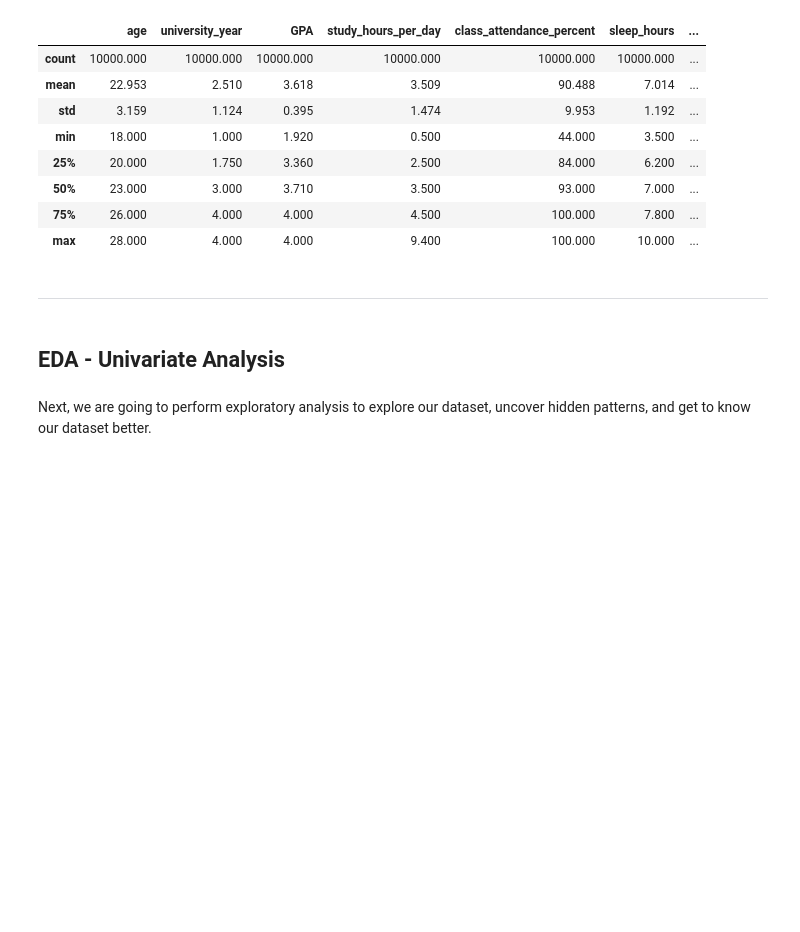
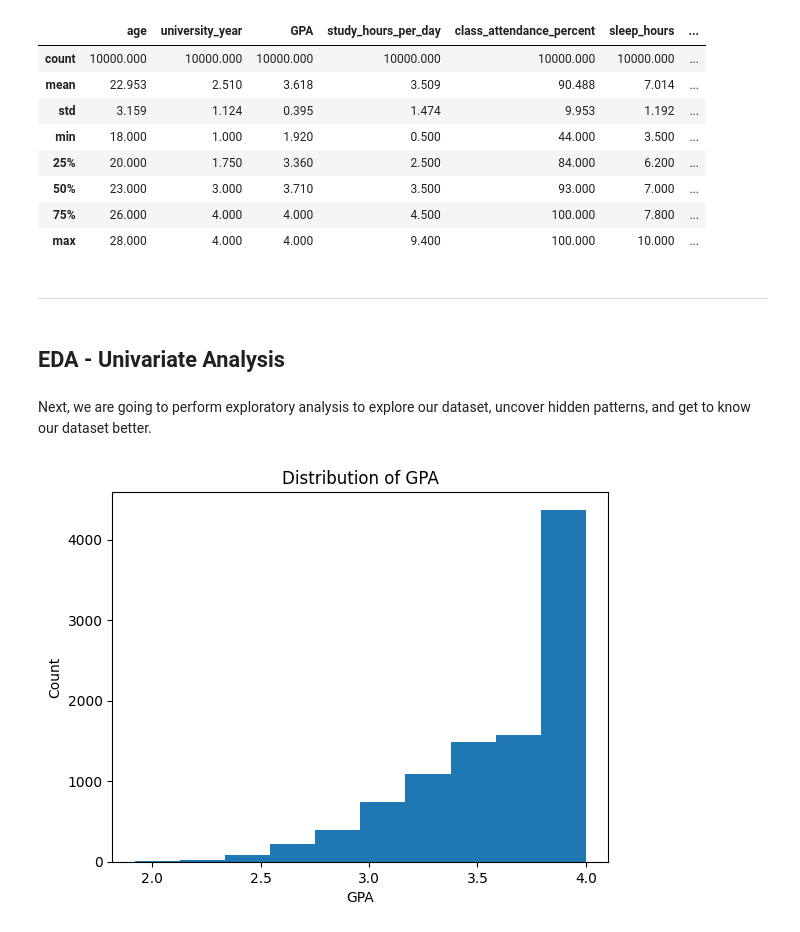
Before and after one commit to jo2eph/student_performance_analysis, a Jupyter notebook: notebooks/02_EDA.ipynb, the cells around one changed output. Saved outputs shown, nothing was run; the diff lists cells and outputs as text; code cells hidden in the pictures; blank space fills up the shorter version.

```diff
--- a/notebooks/02_EDA.ipynb
+++ b/notebooks/02_EDA.ipynb
@@ -100,3 +100,14 @@ students.describe().round(3)
 ## EDA - Univariate Analysis
 # %% [markdown]
 Next, we are going to perform exploratory analysis to explore our dataset, uncover hidden patterns, and get to know our dataset better.
+# %%
+def plot_hist(feature):
+    plt.figure();
+    plt.hist(students[feature]);
+    plt.xlabel(feature);
+    plt.ylabel('Count');
+    plt.title(f'Distribution of {feature}');
+# %%
+plot_hist('GPA')
+# %% [output]
+[figure, added]
```
Also changed, not shown: parts of 9 cells of this notebook.
